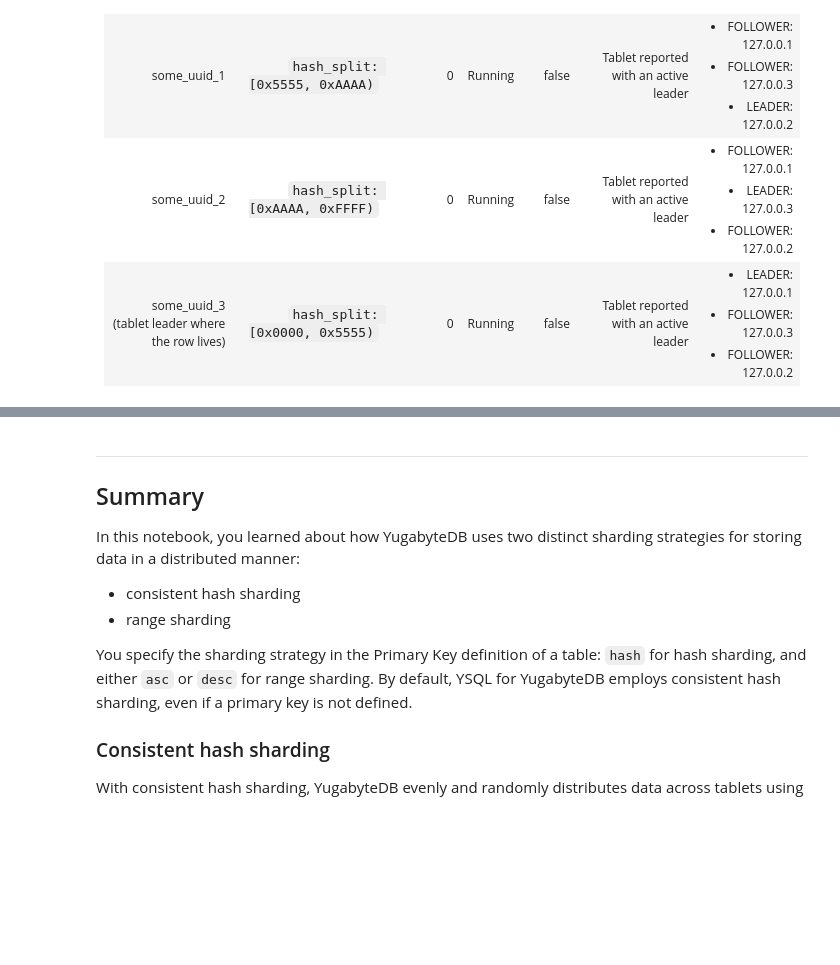
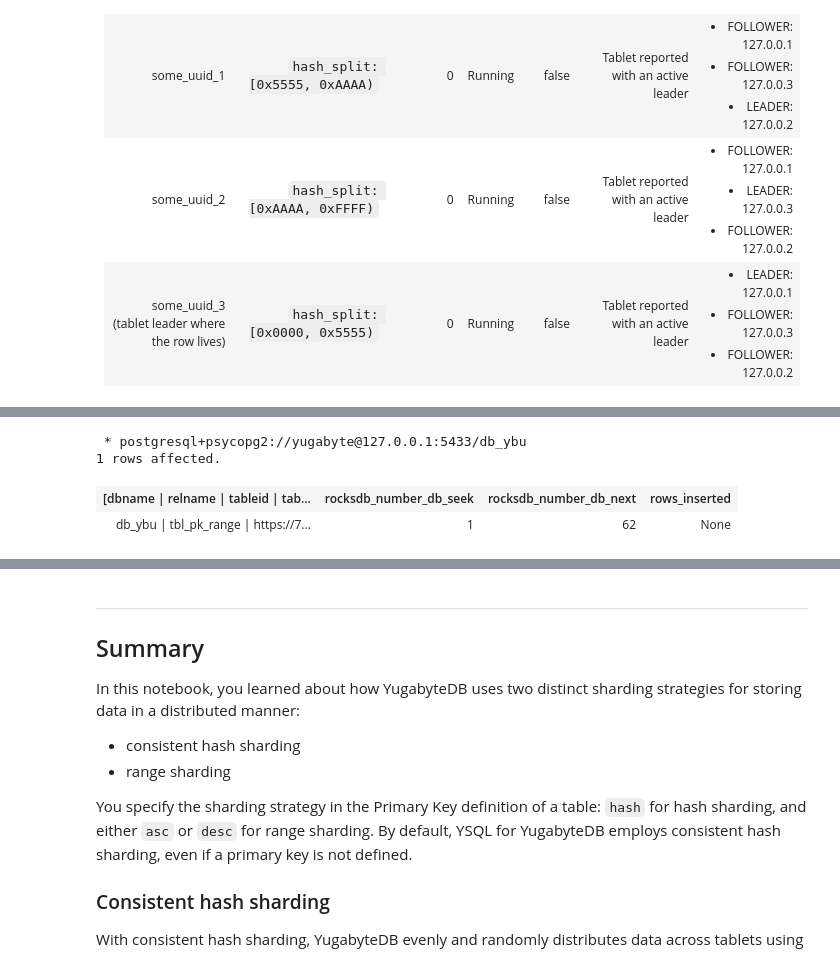
Before and after one commit to YugabyteDB-University/YSQL-Development, a Jupyter notebook: 02_Tables_Tablets_and_Sharding.ipynb, the cells around one changed output, grey strips where cells are left out. Saved outputs shown, nothing was run; the diff lists cells and outputs as text; code cells hidden in the pictures; blank space fills up the shorter version.

```diff
--- a/02_Tables_Tablets_and_Sharding.ipynb
+++ b/02_Tables_Tablets_and_Sharding.ipynb
@@ -648,0 +696,8 @@ When fetching rows in reverse order of the index, with `Index Scan Backward`, th
+# %%
+%%sql
+execute stmt_util_metrics_snap_table;
+# %% [output]
+ * postgresql+psycopg2://yugabyte@127.0.0.1:5433/db_ybu
+1 rows affected.
+| [dbname | relname | tableid | tab... | rocksdb_number_db_seek | rocksdb_number_db_next | rows_inserted |
+| db_ybu | tbl_pk_range | https://7... | 1 | 62 | None |
```
Also changed, not shown: parts of 54 cells of this notebook.
